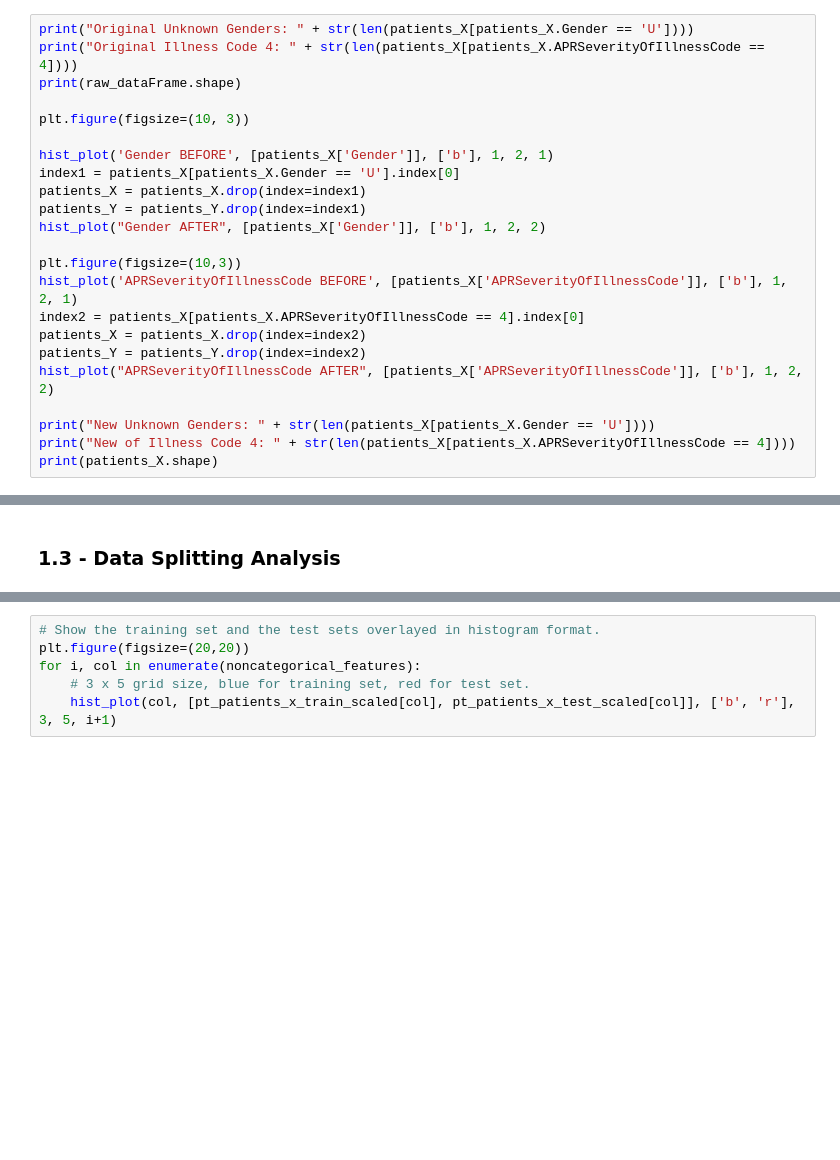
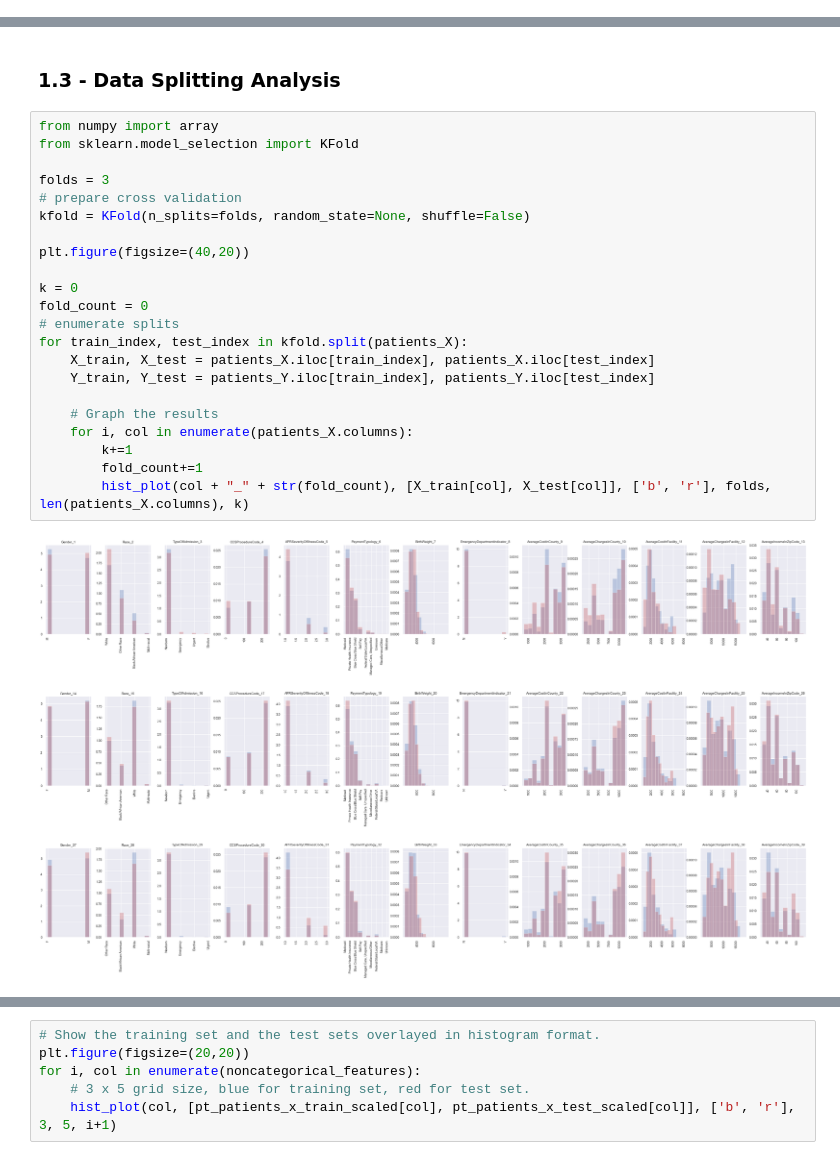
Before and after one commit to Luke-Mason/ML-A1, a Jupyter notebook: Assignment-1.ipynb, the cells around one changed output, grey strips where cells are left out. Saved outputs shown, nothing was run; the diff lists cells and outputs as text; blank space fills up the shorter version.

```diff
--- a/Assignment-1.ipynb
+++ b/Assignment-1.ipynb
@@ -322,23 +313,0 @@ Do the hyper parameter tuning using random and graphical
-# %%
-print("Original Unknown Genders: " + str(len(patients_X[patients_X.Gender == 'U'])))
-print("Original Illness Code 4: " + str(len(patients_X[patients_X.APRSeverityOfIllnessCode == 4])))
-print(raw_dataFrame.shape)
-
-plt.figure(figsize=(10, 3))
-
-hist_plot('Gender BEFORE', [patients_X['Gender']], ['b'], 1, 2, 1)
-index1 = patients_X[patients_X.Gender == 'U'].index[0]
-patients_X = patients_X.drop(index=index1)
-patients_Y = patients_Y.drop(index=index1)
-hist_plot("Gender AFTER", [patients_X['Gender']], ['b'], 1, 2, 2)
-
-plt.figure(figsize=(10,3))
-hist_plot('APRSeverityOfIllnessCode BEFORE', [patients_X['APRSeverityOfIllnessCode']], ['b'], 1, 2, 1)
-index2 = patients_X[patients_X.APRSeverityOfIllnessCode == 4].index[0]
-patients_X = patients_X.drop(index=index2)
-patients_Y = patients_Y.drop(index=index2)
-hist_plot("APRSeverityOfIllnessCode AFTER", [patients_X['APRSeverityOfIllnessCode']], ['b'], 1, 2, 2)
-
-print("New Unknown Genders: " + str(len(patients_X[patients_X.Gender == 'U'])))
-print("New of Illness Code 4: " + str(len(patients_X[patients_X.APRSeverityOfIllnessCode == 4])))
-print(patients_X.shape)
@@ -354,3 +324,27 @@ New of Illness Code 4: 0
 # %% [markdown]
 ### 1.3 - Data Splitting Analysis
+# %%
+from numpy import array
+from sklearn.model_selection import KFold
+
+folds = 3
+# prepare cross validation
+kfold = KFold(n_splits=folds, random_state=None, shuffle=False)
+
+plt.figure(figsize=(40,20))
+
+k = 0
+fold_count = 0
+# enumerate splits
+for train_index, test_index in kfold.split(patients_X):
+    X_train, X_test = patients_X.iloc[train_index], patients_X.iloc[test_index]
+    Y_train, Y_test = patients_Y.iloc[train_index], patients_Y.iloc[test_index]
+
+    # Graph the results
+    for i, col in enumerate(patients_X.columns):
+        k+=1
+        fold_count+=1
+        hist_plot(col + "_" + str(fold_count), [X_train[col], X_test[col]], ['b', 'r'], folds, len(patients_X.columns), k)
+# %% [output]
+[figure, added]
 # %% [markdown]
```
Also changed, not shown: parts of 37 cells of this notebook.
